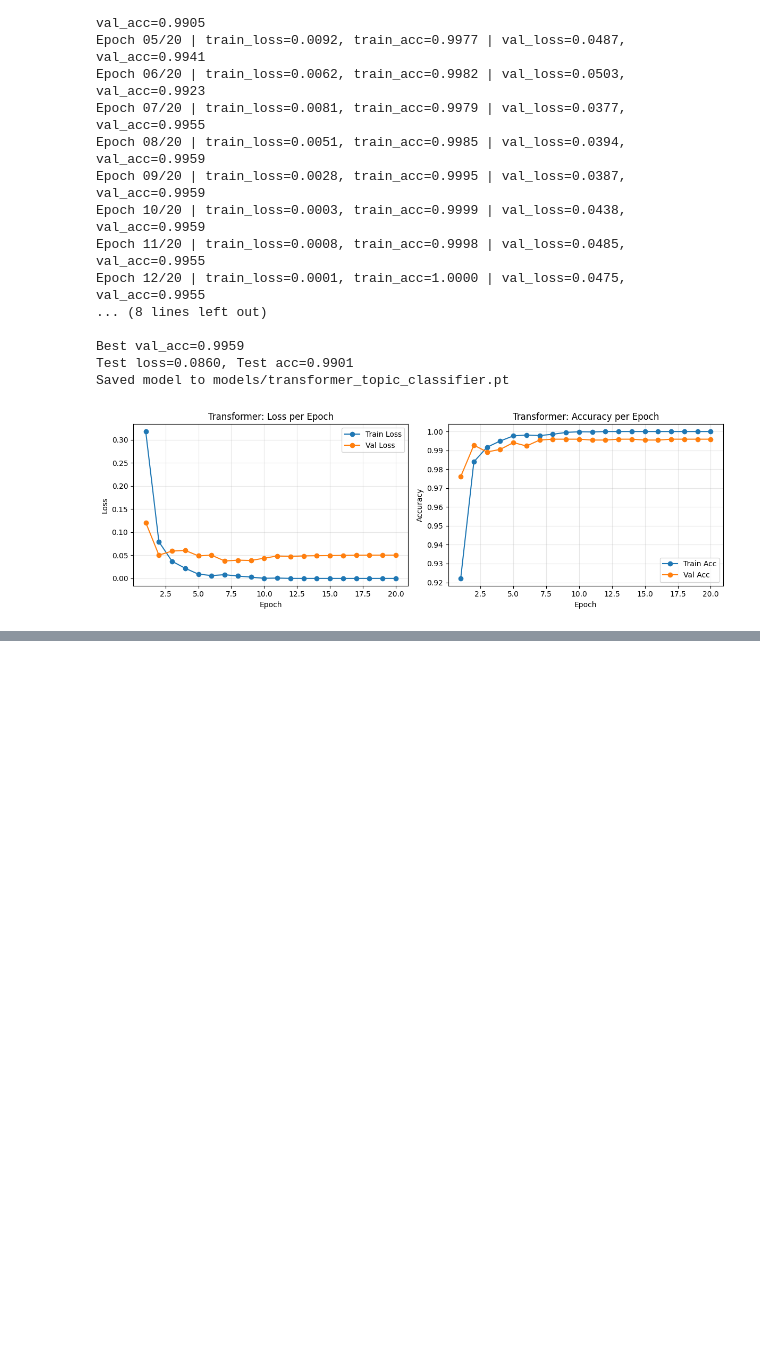
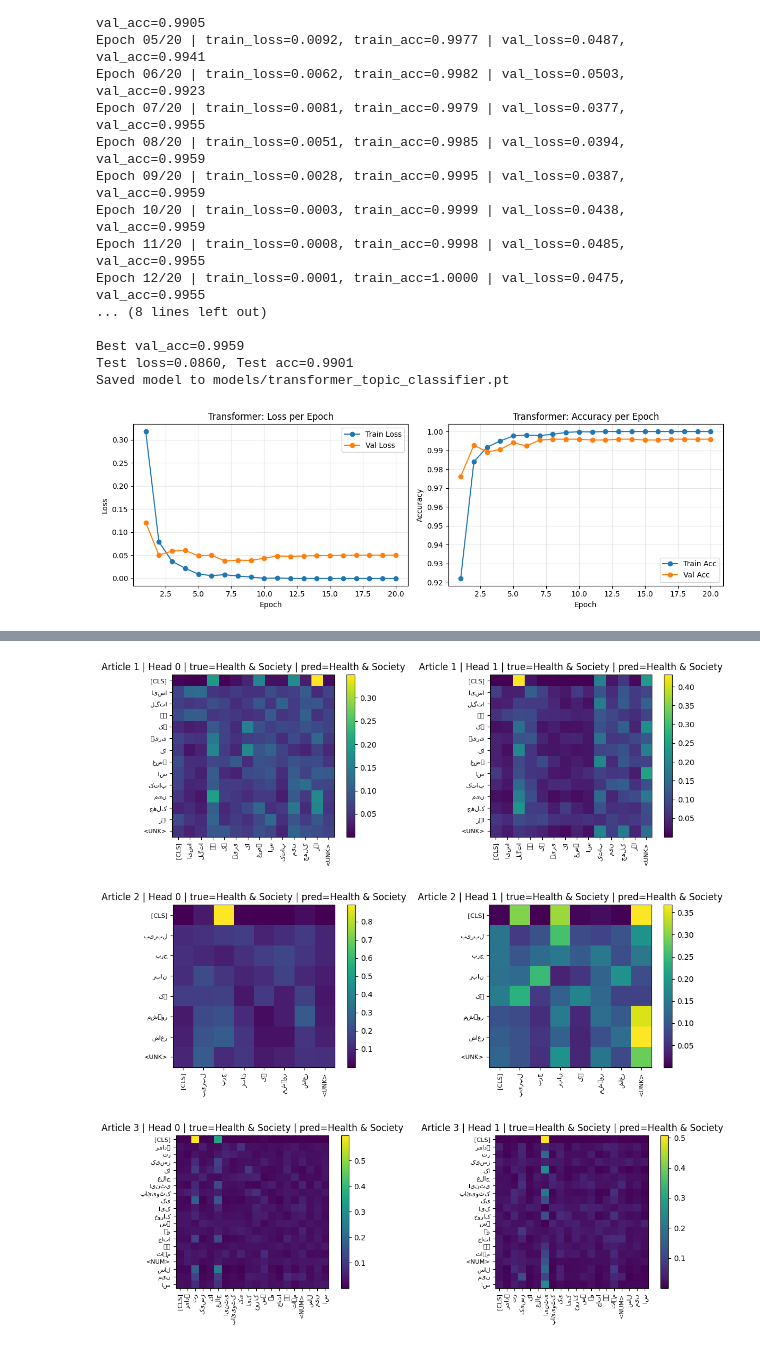
Before and after one commit to Muddassir-Asghar/NLP-Assignment-2, a Jupyter notebook: i23-2577_Assignment2_DS-A.ipynb, the cells around one changed output, grey strips where cells are left out. Drawn from its saved outputs; the diff is of its cells as text; code cells hidden in the pictures; blank space fills up the shorter version.

```diff
--- a/i23-2577_Assignment2_DS-A.ipynb
+++ b/i23-2577_Assignment2_DS-A.ipynb
@@ -3947,0 +3968,79 @@ plt.show()
+# %%
+# Results Cell 3: Attention heatmaps for 3 correctly classified test articles (2 heads, final layer)
+# Build id->token map for readable axis labels
+if "p3_word2idx" in globals() and isinstance(p3_word2idx, dict):
+    _w2i = p3_word2idx
+elif "word2idx" in globals() and isinstance(word2idx, dict):
+    _w2i = word2idx
+else:
+    with open(Path("embeddings") / "word2idx.json", "r", encoding="utf-8") as f:
+        _w2i = json.load(f)
+
+idx2tok = {int(v): k for k, v in _w2i.items()}
+
+# Collect three correctly classified examples with final-layer attention maps
+correct_examples = []
+model.eval()
+with torch.no_grad():
+    for xb, yb in test_loader:
+        xb = xb.to(device)
+        yb = yb.to(device)
+        logits, attn_maps = model(xb)
+        pred = logits.argmax(dim=1)
+
+        final_attn = attn_maps[-1].detach().cpu()  # [B, H, L, L]
+        xb_cpu = xb.detach().cpu()
+        yb_cpu = yb.detach().cpu()
+        pred_cpu = pred.detach().cpu()
+
+        for i in range(xb_cpu.size(0)):
+            if int(pred_cpu[i]) == int(yb_cpu[i]):
+                correct_examples.append(
+                    {
+                        "tokens": xb_cpu[i],
+                        "true": int(yb_cpu[i]),
+                        "pred": int(pred_cpu[i]),
+                        "attn": final_attn[i],
+                    }
+                )
+            if len(correct_examples) >= 3:
+                break
+        if len(correct_examples) >= 3:
+            break
+
+if len(correct_examples) < 3:
+    print(f"Only found {len(correct_examples)} correctly classified articles.")
+
+heads_to_plot = [0, 1]
+for ex_idx, ex in enumerate(correct_examples[:3], start=1):
+    token_ids = ex["tokens"].tolist()
+    non_pad_ids = [tid for tid in token_ids if tid != PAD_ID]
+
+    # include CLS + first up to 19 real tokens for compact heatmaps
+    n_text = min(19, len(non_pad_ids))
+    use_len = n_text + 1
+
+    labels = ["[CLS]"] + [idx2tok.get(int(tid), "<UNK>") for tid in non_pad_ids[:n_text]]
+
+    fig, axes = plt.subplots(1, len(heads_to_plot), figsize=(12, 4))
+    if len(heads_to_plot) == 1:
+        axes = [axes]
+
+    for ax, h in zip(axes, heads_to_plot):
+        mat = ex["attn"][h, :use_len, :use_len].numpy()
+        im = ax.imshow(mat, cmap="viridis")
+        ax.set_title(
+            f"Article {ex_idx} | Head {h} | true={category_order[ex['true']]} | pred={category_order[ex['pred']]}"
+        )
+        ax.set_xticks(np.arange(use_len))
+        ax.set_yticks(np.arange(use_len))
+        ax.set_xticklabels(labels, rotation=90, fontsize=8)
+        ax.set_yticklabels(labels, fontsize=8)
+        fig.colorbar(im, ax=ax, fraction=0.046, pad=0.04)
+
+    plt.tight_layout()
+    plt.show()
+# %% [output]
+[figure, added]
+[figure, added]
+[figure, added]
```
Also changed, not shown: parts of 6 cells of this notebook.
